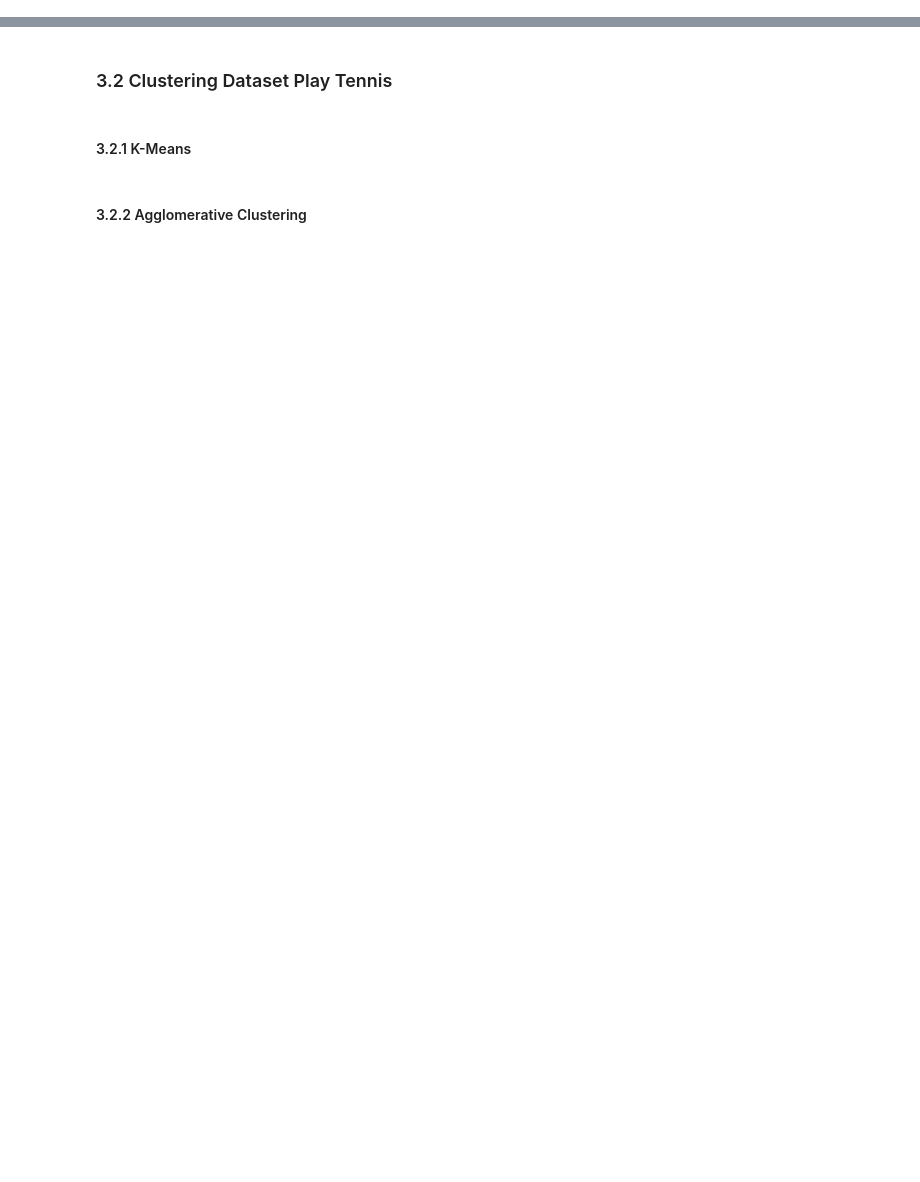
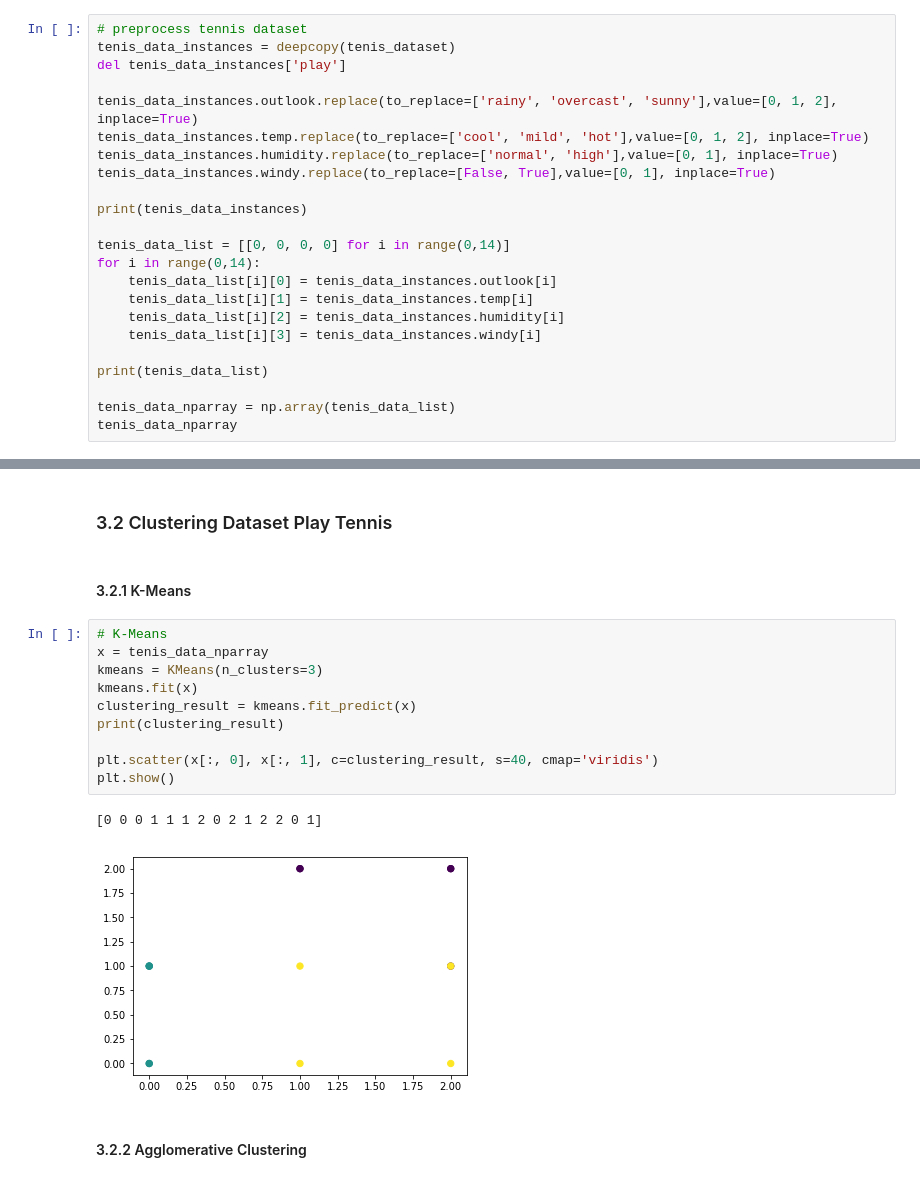
Before and after one commit to rolandhartanto/sklearn-exploration-clustering, a Jupyter notebook: Tugas1_MachineLearning.ipynb, the cells around one changed output, grey strips where cells are left out. Saved outputs shown, nothing was run; the diff lists cells and outputs as text; blank space fills up the shorter version.

Commit message:
add tennis clustering

```diff
--- a/Tugas1_MachineLearning.ipynb
+++ b/Tugas1_MachineLearning.ipynb
@@ -70,3 +72,26 @@ tenis_dataset
 | 11 | overcast | mild | high | True | yes |
 | 12 | overcast | hot | normal | False | yes |
 | 13 | rainy | mild | high | True | no |
+# %%
+# preprocess tennis dataset
+tenis_data_instances = deepcopy(tenis_dataset)
+del tenis_data_instances['play']
+
+tenis_data_instances.outlook.replace(to_replace=['rainy', 'overcast', 'sunny'],value=[0, 1, 2], inplace=True)
+tenis_data_instances.temp.replace(to_replace=['cool', 'mild', 'hot'],value=[0, 1, 2], inplace=True)
+tenis_data_instances.humidity.replace(to_replace=['normal', 'high'],value=[0, 1], inplace=True)
+tenis_data_instances.windy.replace(to_replace=[False, True],value=[0, 1], inplace=True)
+
+print(tenis_data_instances)
+
+tenis_data_list = [[0, 0, 0, 0] for i in range(0,14)]
+for i in range(0,14):
+    tenis_data_list[i][0] = tenis_data_instances.outlook[i]
+    tenis_data_list[i][1] = tenis_data_instances.temp[i]
+    tenis_data_list[i][2] = tenis_data_instances.humidity[i]
+    tenis_data_list[i][3] = tenis_data_instances.windy[i]
+
+print(tenis_data_list)
+
+tenis_data_nparray = np.array(tenis_data_list)
+tenis_data_nparray
@@ -377,5 +460,18 @@ graph_clustering_prediction[150]
 ### 3.2 Clustering Dataset Play Tennis
 # %% [markdown]
 #### 3.2.1 K-Means
+# %%
+# K-Means
+x = tenis_data_nparray
+kmeans = KMeans(n_clusters=3)
+kmeans.fit(x)
+clustering_result = kmeans.fit_predict(x)
+print(clustering_result)
+
+plt.scatter(x[:, 0], x[:, 1], c=clustering_result, s=40, cmap='viridis')
+plt.show()
+# %% [output]
+[0 0 0 1 1 1 2 0 2 1 2 2 0 1]
+[figure, added]
 # %% [markdown]
 #### 3.2.2 Agglomerative Clustering
```
Also changed, not shown: parts of 14 cells of this notebook.
